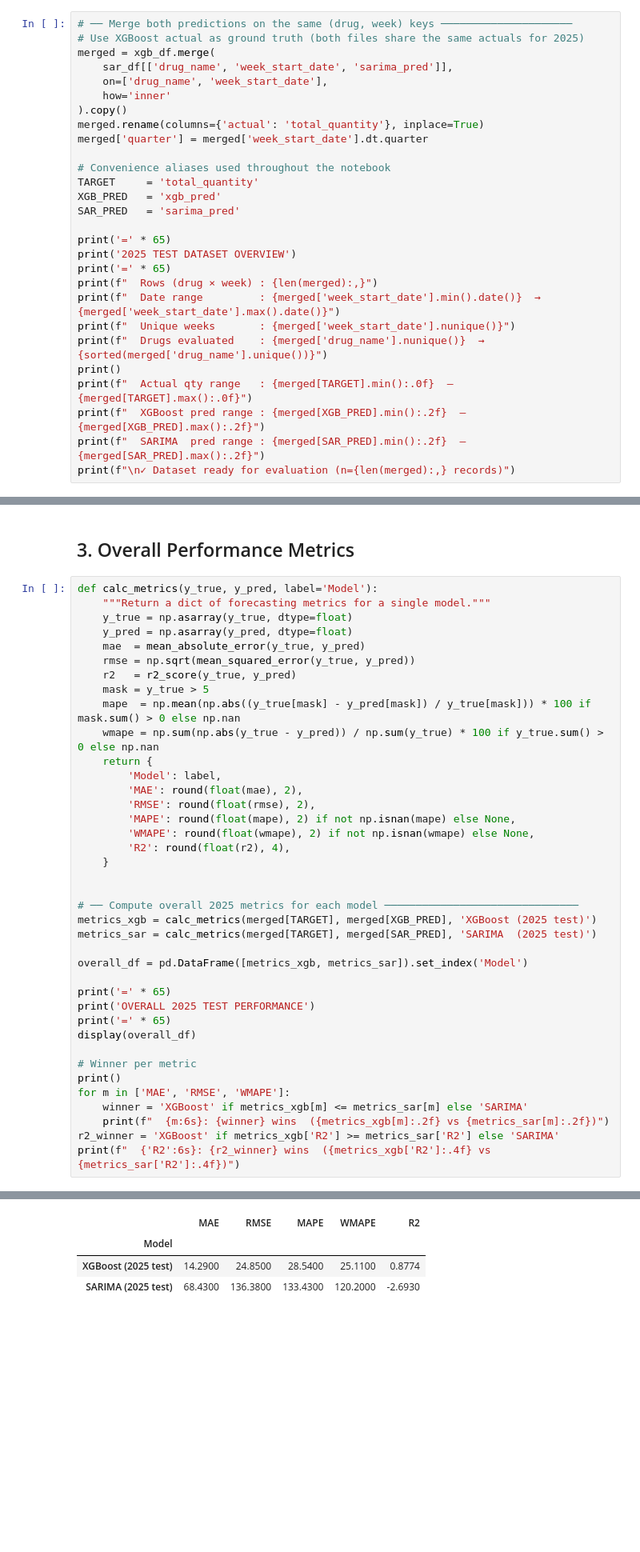
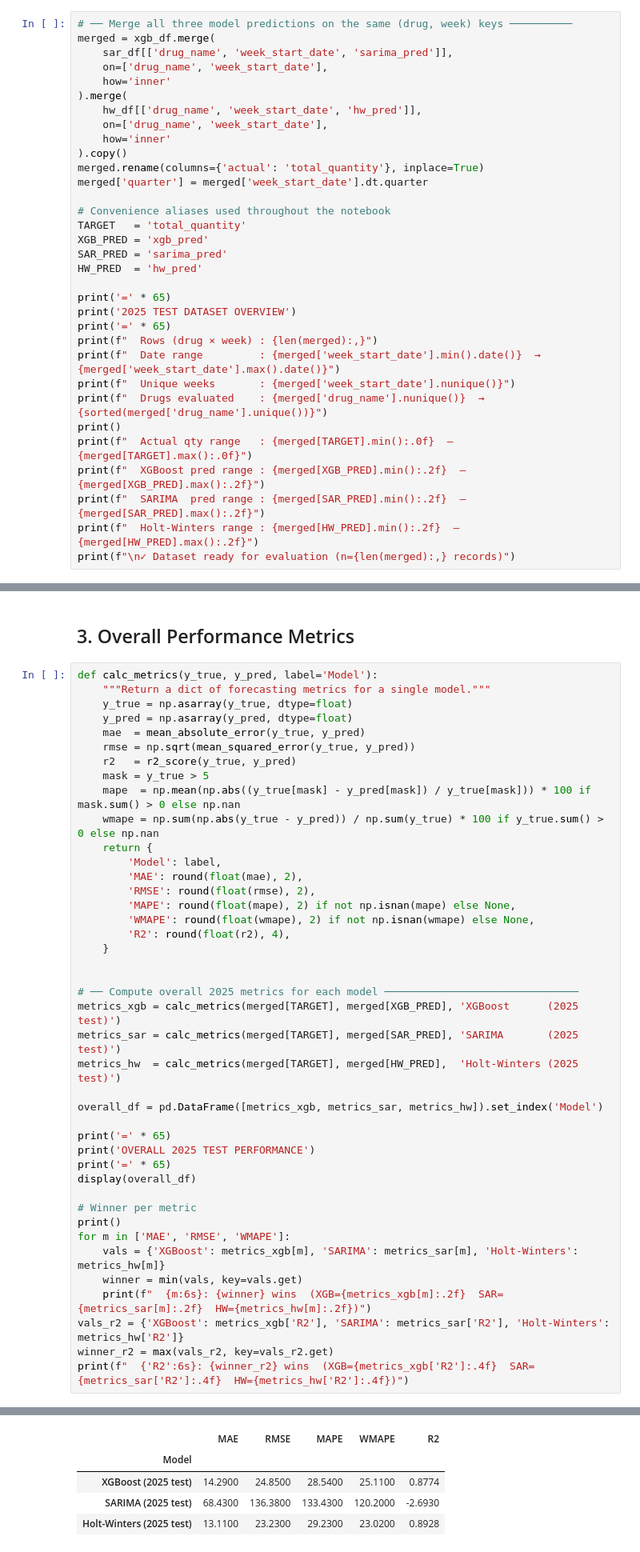
Before and after one commit to onchonga-programmer/pharmacy-forecasting-system, a Jupyter notebook: notebooks/model_validation.ipynb, the cells around one changed output, grey strips where cells are left out. Shown at 80% size. Drawn from its saved outputs; the diff is of its cells as text; blank space fills up the shorter version.

```diff
--- a/notebooks/model_validation.ipynb
+++ b/notebooks/model_validation.ipynb
@@ -103,10 +117,13 @@ XGBoost val period   : 2025
 
 Both XGBoost and SARIMA predictions were computed in their respective training notebooks and saved to CSV. This notebook loads those files and performs a head-to-head evaluation.
 # %%
-# ── Merge both predictions on the same (drug, week) keys ─────────────────────
-# Use XGBoost actual as ground truth (both files share the same actuals for 2025)
+# ── Merge all three model predictions on the same (drug, week) keys ──────────
 merged = xgb_df.merge(
     sar_df[['drug_name', 'week_start_date', 'sarima_pred']],
+    on=['drug_name', 'week_start_date'],
+    how='inner'
+).merge(
+    hw_df[['drug_name', 'week_start_date', 'hw_pred']],
     on=['drug_name', 'week_start_date'],
     how='inner'
 ).copy()
@@ -114,9 +131,10 @@ merged.rename(columns={'actual': 'total_quantity'}, inplace=True)
 merged['quarter'] = merged['week_start_date'].dt.quarter
 
 # Convenience aliases used throughout the notebook
-TARGET     = 'total_quantity'
-XGB_PRED   = 'xgb_pred'
-SAR_PRED   = 'sarima_pred'
+TARGET   = 'total_quantity'
+XGB_PRED = 'xgb_pred'
+SAR_PRED = 'sarima_pred'
+HW_PRED  = 'hw_pred'
 
 print('=' * 65)
 print('2025 TEST DATASET OVERVIEW')
@@ -129,6 +147,7 @@ print()
 print(f"  Actual qty range   : {merged[TARGET].min():.0f}  –  {merged[TARGET].max():.0f}")
 print(f"  XGBoost pred range : {merged[XGB_PRED].min():.2f}  –  {merged[XGB_PRED].max():.2f}")
 print(f"  SARIMA  pred range : {merged[SAR_PRED].min():.2f}  –  {merged[SAR_PRED].max():.2f}")
+print(f"  Holt-Winters range : {merged[HW_PRED].min():.2f}  –  {merged[HW_PRED].max():.2f}")
 print(f"\n✓ Dataset ready for evaluation (n={len(merged):,} records)")
 # %% [output]
 =================================================================
@@ -159,37 +179,41 @@ def calc_metrics(y_true, y_pred, label='Model'):
     wmape = np.sum(np.abs(y_true - y_pred)) / np.sum(y_true) * 100 if y_true.sum() > 0 else np.nan
     return {
         'Model': label,
         'MAE': round(float(mae), 2),
         'RMSE': round(float(rmse), 2),
         'MAPE': round(float(mape), 2) if not np.isnan(mape) else None,
         'WMAPE': round(float(wmape), 2) if not np.isnan(wmape) else None,
         'R2': round(float(r2), 4),
     }
 
 
 # ── Compute overall 2025 metrics for each model ───────────────────────────────
-metrics_xgb = calc_metrics(merged[TARGET], merged[XGB_PRED], 'XGBoost (2025 test)')
-metrics_sar = calc_metrics(merged[TARGET], merged[SAR_PRED], 'SARIMA  (2025 test)')
+metrics_xgb = calc_metrics(merged[TARGET], merged[XGB_PRED], 'XGBoost      (2025 test)')
+metrics_sar = calc_metrics(merged[TARGET], merged[SAR_PRED], 'SARIMA       (2025 test)')
+metrics_hw  = calc_metrics(merged[TARGET], merged[HW_PRED],  'Holt-Winters (2025 test)')
 
-overall_df = pd.DataFrame([metrics_xgb, metrics_sar]).set_index('Model')
+overall_df = pd.DataFrame([metrics_xgb, metrics_sar, metrics_hw]).set_index('Model')
 
 print('=' * 65)
 print('OVERALL 2025 TEST PERFORMANCE')
 print('=' * 65)
 display(overall_df)
 
 # Winner per metric
 print()
 for m in ['MAE', 'RMSE', 'WMAPE']:
-    winner = 'XGBoost' if metrics_xgb[m] <= metrics_sar[m] else 'SARIMA'
-    print(f"  {m:6s}: {winner} wins  ({metrics_xgb[m]:.2f} vs {metrics_sar[m]:.2f})")
-r2_winner = 'XGBoost' if metrics_xgb['R2'] >= metrics_sar['R2'] else 'SARIMA'
-print(f"  {'R2':6s}: {r2_winner} wins  ({metrics_xgb['R2']:.4f} vs {metrics_sar['R2']:.4f})")
+    vals = {'XGBoost': metrics_xgb[m], 'SARIMA': metrics_sar[m], 'Holt-Winters': metrics_hw[m]}
+    winner = min(vals, key=vals.get)
+    print(f"  {m:6s}: {winner} wins  (XGB={metrics_xgb[m]:.2f}  SAR={metrics_sar[m]:.2f}  HW={metrics_hw[m]:.2f})")
+vals_r2 = {'XGBoost': metrics_xgb['R2'], 'SARIMA': metrics_sar['R2'], 'Holt-Winters': metrics_hw['R2']}
+winner_r2 = max(vals_r2, key=vals_r2.get)
+print(f"  {'R2':6s}: {winner_r2} wins  (XGB={metrics_xgb['R2']:.4f}  SAR={metrics_sar['R2']:.4f}  HW={metrics_hw['R2']:.4f})")
 # %% [output]
 =================================================================
 OVERALL 2025 TEST PERFORMANCE
 =================================================================
 |  | MAE | RMSE | MAPE | WMAPE | R2 |
 | Model |  |  |  |  |  |
 | XGBoost (2025 test) | 14.2900 | 24.8500 | 28.5400 | 25.1100 | 0.8774 |
 | SARIMA (2025 test) | 68.4300 | 136.3800 | 133.4300 | 120.2000 | -2.6930 |
+| Holt-Winters (2025 test) | 13.1100 | 23.2300 | 29.2300 | 23.0200 | 0.8928 |
```
Also changed, not shown: parts of 15 cells of this notebook, 2 other files.
